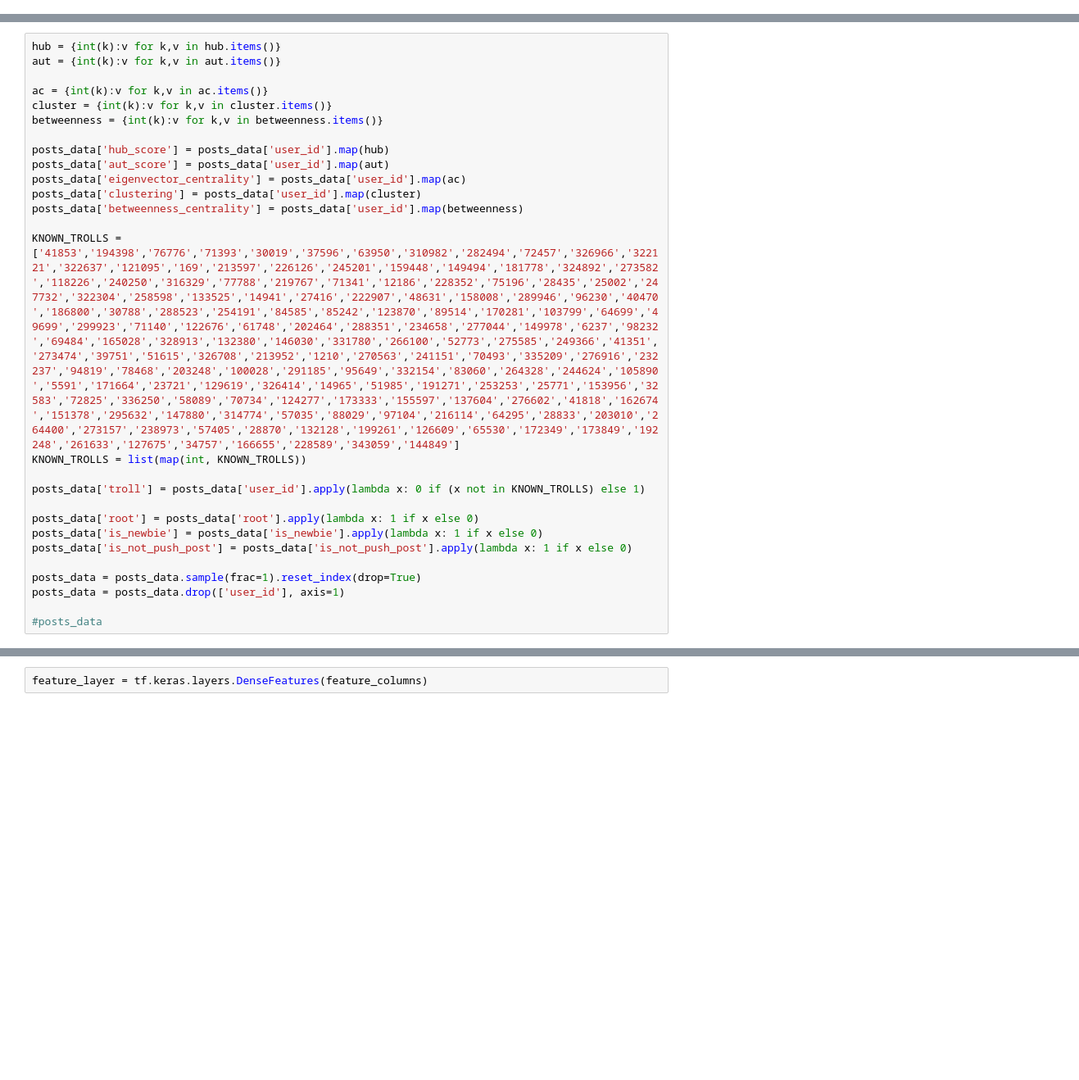
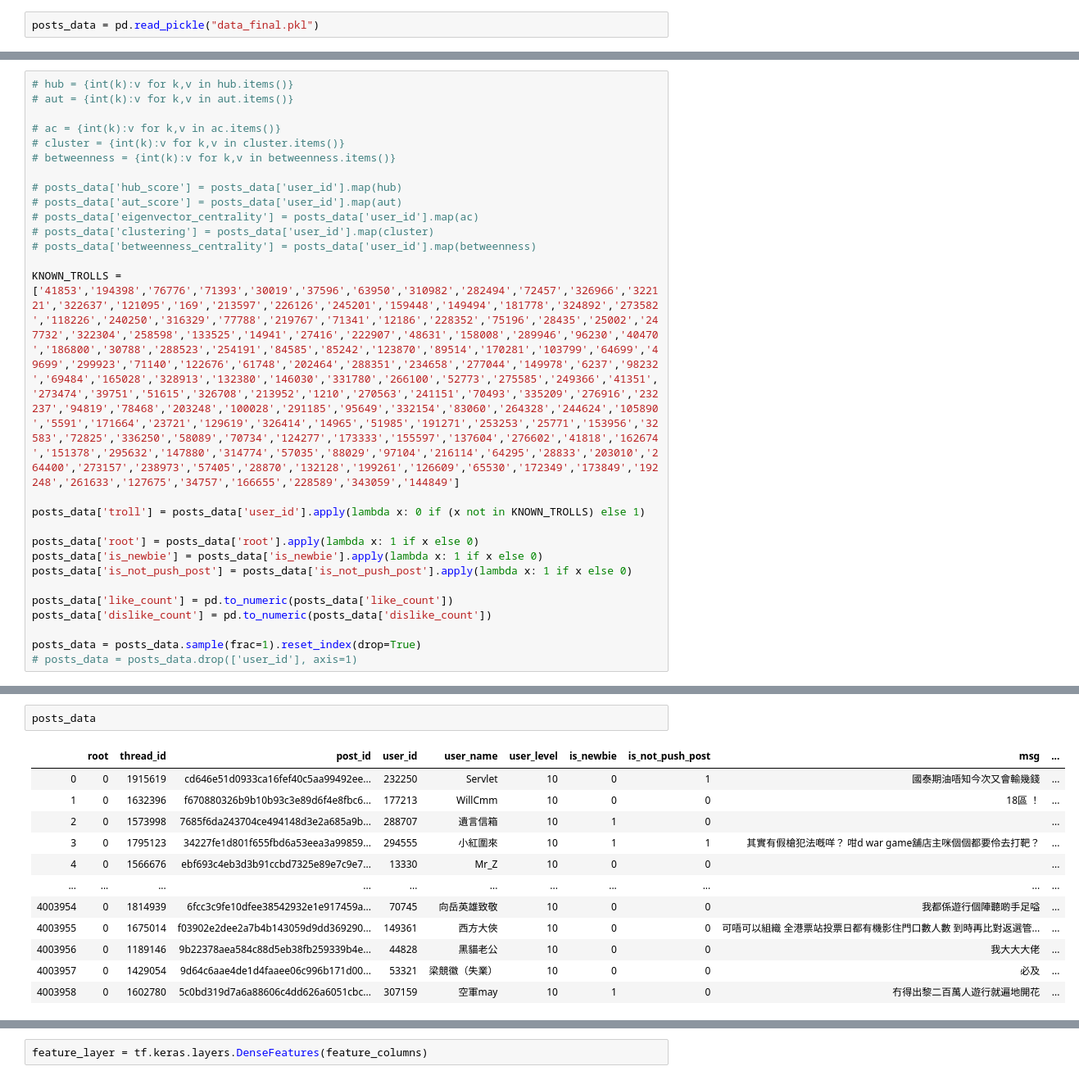
Before and after one commit to horacelai/comp4641-project, a Jupyter notebook: classification/classification.ipynb, the cells around one changed output, grey strips where cells are left out. Shown at 82% size. Cells and saved outputs as stored; diff of their text form; blank space fills up the shorter version.

```diff
--- a/classification/classification.ipynb
+++ b/classification/classification.ipynb
@@ -62,6 +62,8 @@ Loading JSON File
 | 2 | False | 1791346 | ccdc1cdc9cc1e8a5d1be888e4a2d56daf... | 254898 | sync7272 | 10 | False | False | 沒有黑錢，只有黑警 | ... |
 | 3 | False | 1791346 | d095a6c5ca7b33ea5015c9a2a8c11623f... | 254898 | sync7272 | 10 | False | False | 沒有黑錢，只有黑警 | ... |
 | 4 | False | 1791346 | 2758e161ef0ab437dc49afa8203f29ad6... | 327740 | 支爆女神 | 10 | True | False | 【习近平之春】知唔知 點解連續兩日 有突發事件 令連登洗版？\nh... | ... |
+# %%
+posts_data = pd.read_pickle("data_final.pkl")
 # %%
 import networkx as nx
 import json
@@ -93,19 +106,18 @@ nx.write_gexf(G, "lihkg.gexf")
 # %%
-hub = {int(k):v for k,v in hub.items()}
-aut = {int(k):v for k,v in aut.items()}
+# hub = {int(k):v for k,v in hub.items()}
+# aut = {int(k):v for k,v in aut.items()}
 
-ac = {int(k):v for k,v in ac.items()}
-cluster = {int(k):v for k,v in cluster.items()}
-betweenness = {int(k):v for k,v in betweenness.items()}
+# ac = {int(k):v for k,v in ac.items()}
+# cluster = {int(k):v for k,v in cluster.items()}
+# betweenness = {int(k):v for k,v in betweenness.items()}
 
-posts_data['hub_score'] = posts_data['user_id'].map(hub)
-posts_data['aut_score'] = posts_data['user_id'].map(aut)
-posts_data['eigenvector_centrality'] = posts_data['user_id'].map(ac)
-posts_data['clustering'] = posts_data['user_id'].map(cluster)
-posts_data['betweenness_centrality'] = posts_data['user_id'].map(betweenness)
+# posts_data['hub_score'] = posts_data['user_id'].map(hub)
+# posts_data['aut_score'] = posts_data['user_id'].map(aut)
+# posts_data['eigenvector_centrality'] = posts_data['user_id'].map(ac)
+# posts_data['clustering'] = posts_data['user_id'].map(cluster)
+# posts_data['betweenness_centrality'] = posts_data['user_id'].map(betweenness)
 
 KNOWN_TROLLS = ['41853','194398','76776','71393','30019','37596','63950','310982','282494','72457','326966','322121','322637','121095','169','213597','226126','245201','159448','149494','181778','324892','273582','118226','240250','316329','77788','219767','71341','12186','228352','75196','28435','25002','247732','322304','258598','133525','14941','27416','222907','48631','158008','289946','96230','40470','186800','30788','288523','254191','84585','85242','123870','89514','170281','103799','64699','49699','299923','71140','122676','61748','202464','288351','234658','277044','149978','6237','98232','69484','165028','328913','132380','146030','331780','266100','52773','275585','249366','41351','273474','39751','51615','326708','213952','1210','270563','241151','70493','335209','276916','232237','94819','78468','203248','100028','291185','95649','332154','83060','264328','244624','105890','5591','171664','23721','129619','326414','14965','51985','191271','253253','25771','153956','32583','72825','336250','58089','70734','124277','173333','155597','137604','276602','41818','162674','151378','295632','147880','314774','57035','88029','97104','216114','64295','28833','203010','264400','273157','238973','57405','28870','132128','199261','126609','65530','172349','173849','192248','261633','127675','34757','166655','228589','343059','144849']
-KNOWN_TROLLS = list(map(int, KNOWN_TROLLS))
 
 posts_data['troll'] = posts_data['user_id'].apply(lambda x: 0 if (x not in KNOWN_TROLLS) else 1)
 
@@ -113,7 +125,8 @@ posts_data['root'] = posts_data['root'].apply(lambda x: 1 if x else 0)
 posts_data['is_newbie'] = posts_data['is_newbie'].apply(lambda x: 1 if x else 0)
 posts_data['is_not_push_post'] = posts_data['is_not_push_post'].apply(lambda x: 1 if x else 0)
 
+posts_data['like_count'] = pd.to_numeric(posts_data['like_count'])
+posts_data['dislike_count'] = pd.to_numeric(posts_data['dislike_count'])
+
 posts_data = posts_data.sample(frac=1).reset_index(drop=True)
-posts_data = posts_data.drop(['user_id'], axis=1)
-
-#posts_data
+# posts_data = posts_data.drop(['user_id'], axis=1)
@@ -119,0 +151,15 @@ posts_data = posts_data.drop(['user_id'], axis=1)
+# %%
+posts_data
+# %% [output]
+|  | root | thread_id | post_id | user_id | user_name | user_level | is_newbie | is_not_push_post | msg | ... |
+| 0 | 0 | 1915619 | cd646e51d0933ca16fef40c5aa99492ee... | 232250 | Servlet | 10 | 0 | 1 | 國泰期油唔知今次又會輸幾錢 | ... |
+| 1 | 0 | 1632396 | f670880326b9b10b93c3e89d6f4e8fbc6... | 177213 | WillCmm | 10 | 0 | 0 | 18區 ！ | ... |
+| 2 | 0 | 1573998 | 7685f6da243704ce494148d3e2a685a9b... | 288707 | 遺言信箱 | 10 | 1 | 0 |  | ... |
+| 3 | 0 | 1795123 | 34227fe1d801f655fbd6a53eea3a99859... | 294555 | 小紅圍來 | 10 | 1 | 1 | 其實有假槍犯法嘅咩？ 咁d war game舖店主咪個個都要伶去打靶？ | ... |
+| 4 | 0 | 1566676 | ebf693c4eb3d3b91ccbd7325e89e7c9e7... | 13330 | Mr_Z | 10 | 0 | 0 |  | ... |
+| ... | ... | ... | ... | ... | ... | ... | ... | ... | ... | ... |
+| 4003954 | 0 | 1814939 | 6fcc3c9fe10dfee38542932e1e917459a... | 70745 | 向岳英雄致敬 | 10 | 0 | 0 | 我都係遊行個陣聽啲手足嗌 | ... |
+| 4003955 | 0 | 1675014 | f03902e2dee2a7b4b143059d9dd369290... | 149361 | 西方大俠 | 10 | 0 | 0 | 可唔可以組織 全港票站投票日都有機影住門口數人數 到時再比對返選管... | ... |
+| 4003956 | 0 | 1189146 | 9b22378aea584c88d5eb38fb259339b4e... | 44828 | 黑貓老公 | 10 | 0 | 0 | 我大大大佬 | ... |
+| 4003957 | 0 | 1429054 | 9d64c6aae4de1d4faaee06c996b171d00... | 53321 | 梁競徽（失業） | 10 | 0 | 0 | 必及 | ... |
+| 4003958 | 0 | 1602780 | 5c0bd319d7a6a88606c4dd626a6051cbc... | 307159 | 空軍may | 10 | 1 | 0 | 冇得出黎二百萬人遊行就遍地開花 | ... |
```
Also changed, not shown: parts of 10 cells of this notebook.
